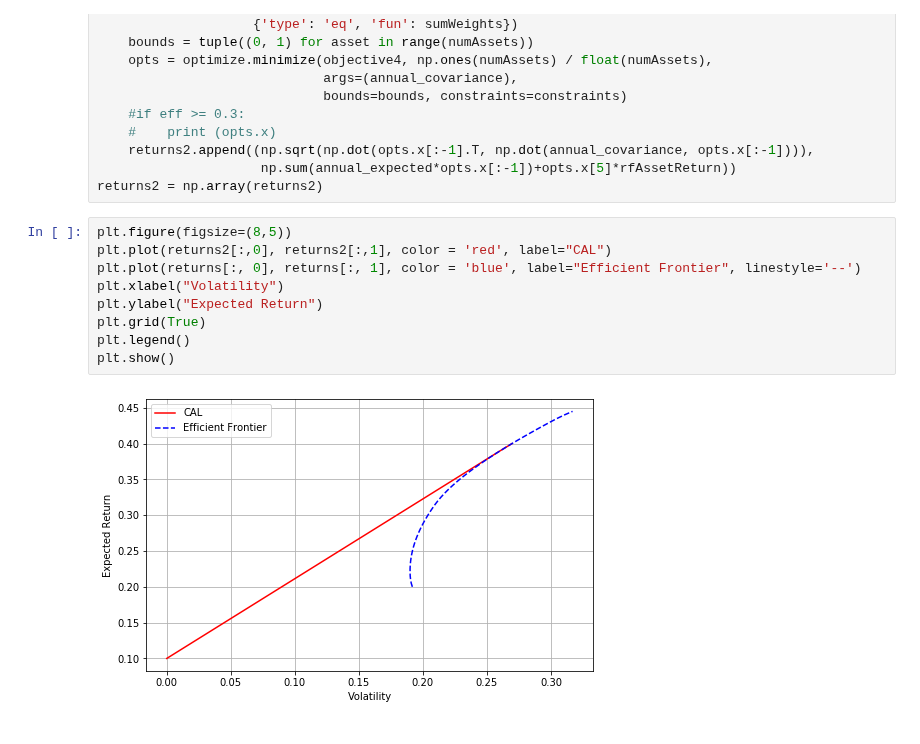
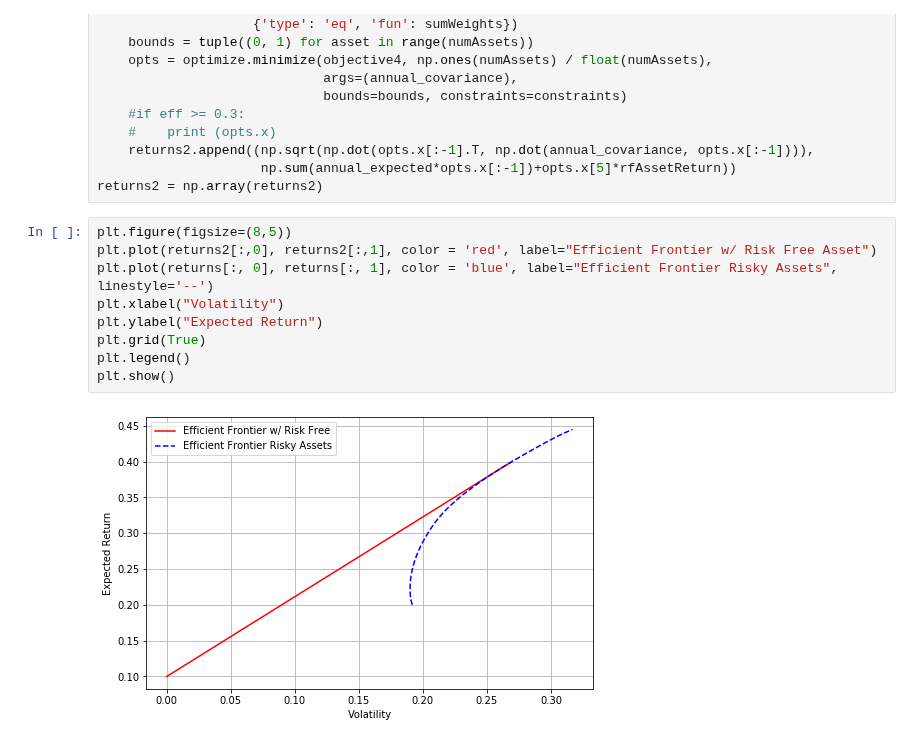
Before and after one commit to matteosan1/finance_course, a Jupyter notebook: libro/markowitz.ipynb, the cells around one changed output. Cells and saved outputs as stored; diff of their text form.

```diff
--- a/libro/markowitz.ipynb
+++ b/libro/markowitz.ipynb
@@ -447,12 +438,12 @@ for eff in np.arange(0.10, 0.40, 0.01):
 returns2 = np.array(returns2)
 # %%
 plt.figure(figsize=(8,5))
-plt.plot(returns2[:,0], returns2[:,1], color = 'red', label="CAL")
-plt.plot(returns[:, 0], returns[:, 1], color = 'blue', label="Efficient Frontier", linestyle='--')
+plt.plot(returns2[:,0], returns2[:,1], color = 'red', label="Efficient Frontier w/ Risk Free Asset")
+plt.plot(returns[:, 0], returns[:, 1], color = 'blue', label="Efficient Frontier Risky Assets", linestyle='--')
 plt.xlabel("Volatility")
 plt.ylabel("Expected Return")
 plt.grid(True)
 plt.legend()
 plt.show()
 # %% [output]
-[figure, old version]
+[figure, new version]
```
Also changed, not shown: parts of 10 cells of this notebook, 13 other files.
